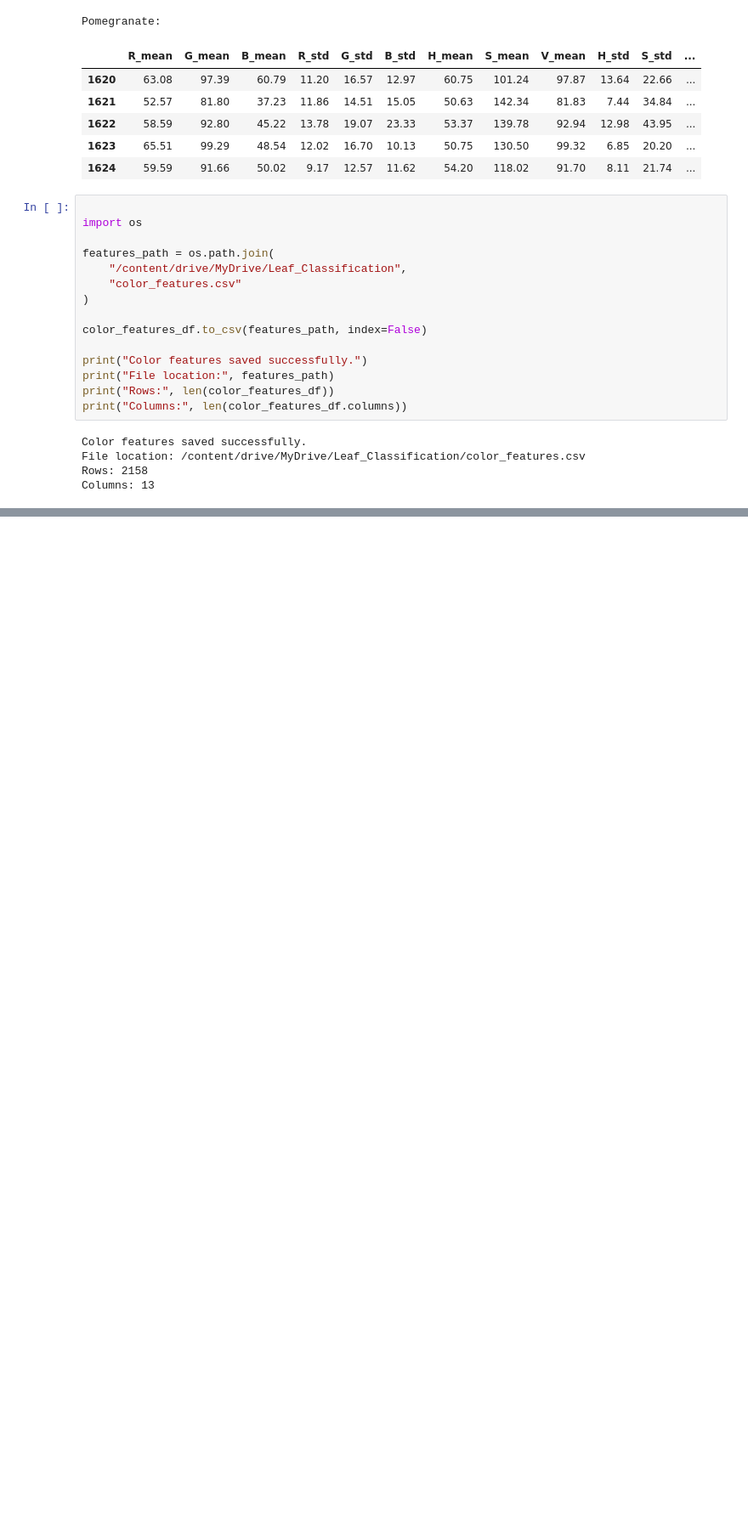
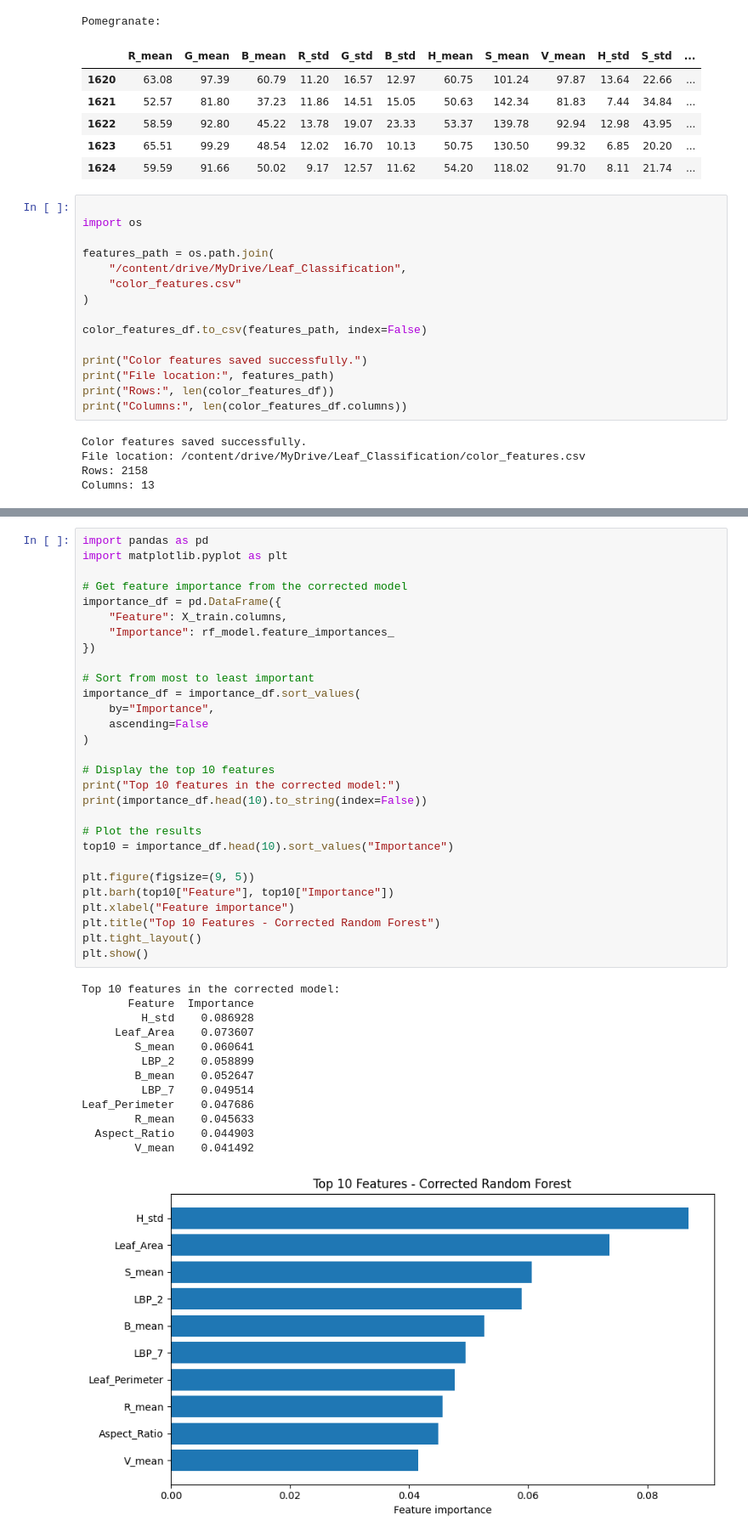
Before and after one commit to Sourabh-IISER/LEAF_CLASSIFICATION, a Jupyter notebook: notebooks/leaf_classification.ipynb, the cells around one changed output, grey strips where cells are left out. Shown at 85% size. Cells and saved outputs as stored; diff of their text form; blank space fills up the shorter version.

```diff
--- a/notebooks/leaf_classification.ipynb
+++ b/notebooks/leaf_classification.ipynb
@@ -1081,0 +1970,43 @@ Columns: 13
+# %%
+import pandas as pd
+import matplotlib.pyplot as plt
+
+# Get feature importance from the corrected model
+importance_df = pd.DataFrame({
+    "Feature": X_train.columns,
+    "Importance": rf_model.feature_importances_
+})
+
+# Sort from most to least important
+importance_df = importance_df.sort_values(
+    by="Importance",
+    ascending=False
+)
+
+# Display the top 10 features
+print("Top 10 features in the corrected model:")
+print(importance_df.head(10).to_string(index=False))
+
+# Plot the results
+top10 = importance_df.head(10).sort_values("Importance")
+
+plt.figure(figsize=(9, 5))
+plt.barh(top10["Feature"], top10["Importance"])
+plt.xlabel("Feature importance")
+plt.title("Top 10 Features - Corrected Random Forest")
+plt.tight_layout()
+plt.show()
+# %% [output]
+Top 10 features in the corrected model:
+       Feature  Importance
+         H_std    0.086928
+     Leaf_Area    0.073607
+        S_mean    0.060641
+         LBP_2    0.058899
+        B_mean    0.052647
+         LBP_7    0.049514
+Leaf_Perimeter    0.047686
+        R_mean    0.045633
+  Aspect_Ratio    0.044903
+        V_mean    0.041492
+[figure, added]
```
Also changed, not shown: parts of 30 cells of this notebook.
